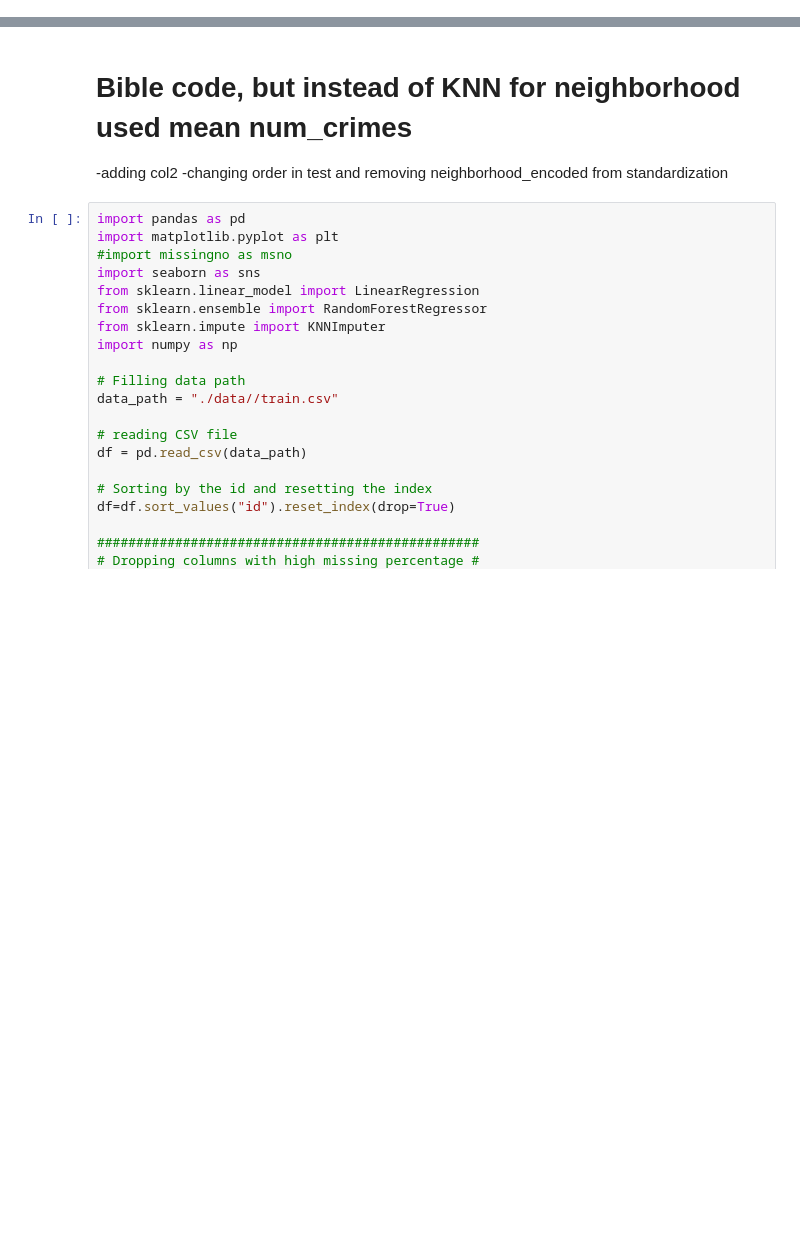
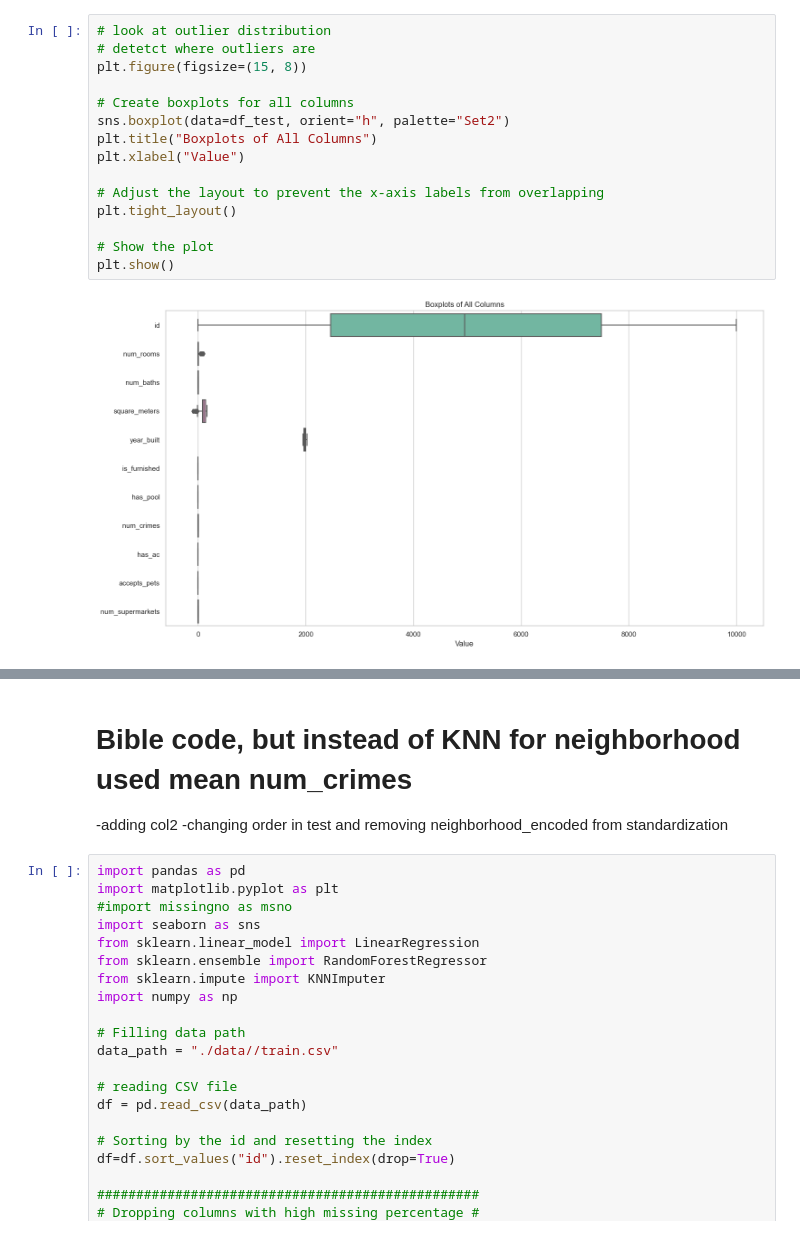
Before and after one commit to ollie-gats/ML_house_price_prediction_project, a Jupyter notebook: Project_1_Vanessa.ipynb, the cells around one changed output, grey strips where cells are left out. Saved outputs shown, nothing was run; the diff lists cells and outputs as text; blank space fills up the shorter version.

```diff
--- a/Project_1_Vanessa.ipynb
+++ b/Project_1_Vanessa.ipynb
@@ -0,0 +164,17 @@
+# %%
+# look at outlier distribution
+# detetct where outliers are
+plt.figure(figsize=(15, 8))
+
+# Create boxplots for all columns
+sns.boxplot(data=df_test, orient="h", palette="Set2")
+plt.title("Boxplots of All Columns")
+plt.xlabel("Value")
+
+# Adjust the layout to prevent the x-axis labels from overlapping
+plt.tight_layout()
+
+# Show the plot
+plt.show()
+# %% [output]
+[figure, added]
```
Also changed, not shown: parts of 54 cells of this notebook.
